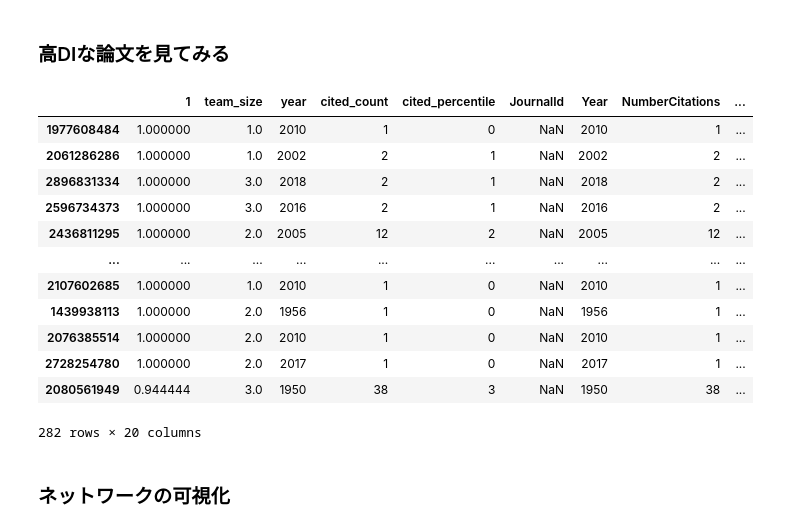
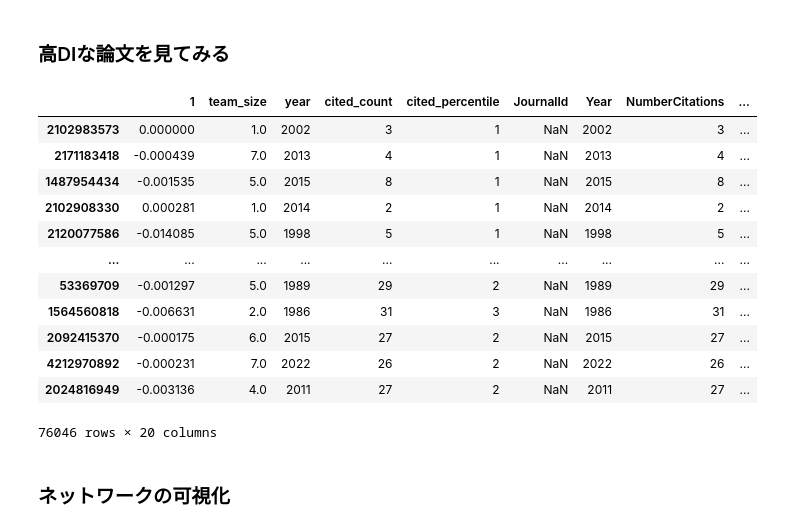
Before and after one commit to ScisciJP/tutorial_jp, a Jupyter notebook: 3-Disruptiveness copy Large.ipynb, the cells around one changed output. Drawn from its saved outputs; the diff is of its cells as text; code cells hidden in the pictures.

```diff
--- a/3-Disruptiveness copy Large.ipynb
+++ b/3-Disruptiveness copy Large.ipynb
@@ -728,21 +728,21 @@ plt.tight_layout()
 # %% [markdown]
 ### 高DIな論文を見てみる
 # %%
-filtered_df[filtered_df[1] > 0.92].merge(works_df, left_index=True, right_index=True)
+filtered_df[(filtered_df[1] > -0.02) & (filtered_df[1] < 0.02)].merge(works_df, left_index=True, right_index=True)
 # %% [output]
 |  | 1 | team_size | year | cited_count | cited_percentile | JournalId | Year | NumberCitations | ... |
-| 1977608484 | 1.000000 | 1.0 | 2010 | 1 | 0 | NaN | 2010 | 1 | ... |
-| 2061286286 | 1.000000 | 1.0 | 2002 | 2 | 1 | NaN | 2002 | 2 | ... |
-| 2896831334 | 1.000000 | 3.0 | 2018 | 2 | 1 | NaN | 2018 | 2 | ... |
-| 2596734373 | 1.000000 | 3.0 | 2016 | 2 | 1 | NaN | 2016 | 2 | ... |
-| 2436811295 | 1.000000 | 2.0 | 2005 | 12 | 2 | NaN | 2005 | 12 | ... |
+| 2102983573 | 0.000000 | 1.0 | 2002 | 3 | 1 | NaN | 2002 | 3 | ... |
+| 2171183418 | -0.000439 | 7.0 | 2013 | 4 | 1 | NaN | 2013 | 4 | ... |
+| 1487954434 | -0.001535 | 5.0 | 2015 | 8 | 1 | NaN | 2015 | 8 | ... |
+| 2102908330 | 0.000281 | 1.0 | 2014 | 2 | 1 | NaN | 2014 | 2 | ... |
+| 2120077586 | -0.014085 | 5.0 | 1998 | 5 | 1 | NaN | 1998 | 5 | ... |
 | ... | ... | ... | ... | ... | ... | ... | ... | ... | ... |
-| 2107602685 | 1.000000 | 1.0 | 2010 | 1 | 0 | NaN | 2010 | 1 | ... |
-| 1439938113 | 1.000000 | 2.0 | 1956 | 1 | 0 | NaN | 1956 | 1 | ... |
-| 2076385514 | 1.000000 | 2.0 | 2010 | 1 | 0 | NaN | 2010 | 1 | ... |
-| 2728254780 | 1.000000 | 2.0 | 2017 | 1 | 0 | NaN | 2017 | 1 | ... |
-| 2080561949 | 0.944444 | 3.0 | 1950 | 38 | 3 | NaN | 1950 | 38 | ... |
+| 53369709 | -0.001297 | 5.0 | 1989 | 29 | 2 | NaN | 1989 | 29 | ... |
+| 1564560818 | -0.006631 | 2.0 | 1986 | 31 | 3 | NaN | 1986 | 31 | ... |
+| 2092415370 | -0.000175 | 6.0 | 2015 | 27 | 2 | NaN | 2015 | 27 | ... |
+| 4212970892 | -0.000231 | 7.0 | 2022 | 26 | 2 | NaN | 2022 | 26 | ... |
+| 2024816949 | -0.003136 | 4.0 | 2011 | 27 | 2 | NaN | 2011 | 27 | ... |
-282 rows × 20 columns
+76046 rows × 20 columns
 # %% [markdown]
 ### ネットワークの可視化
 # %%
```
Also changed, not shown: parts of 6 cells of this notebook.
